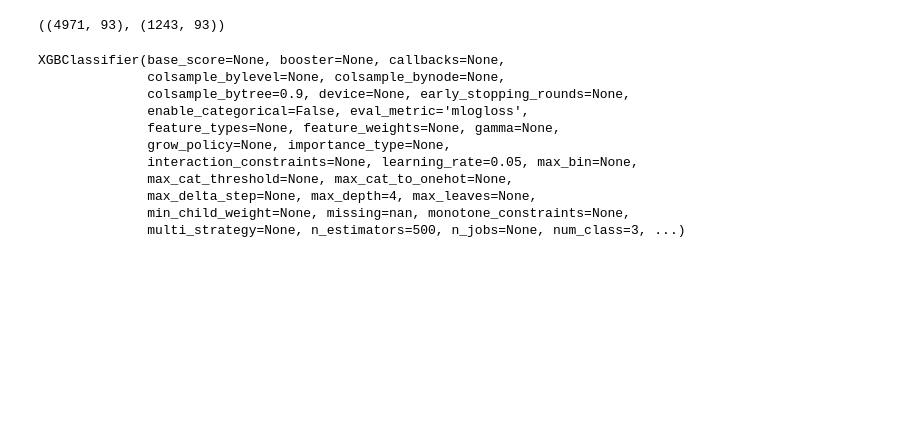
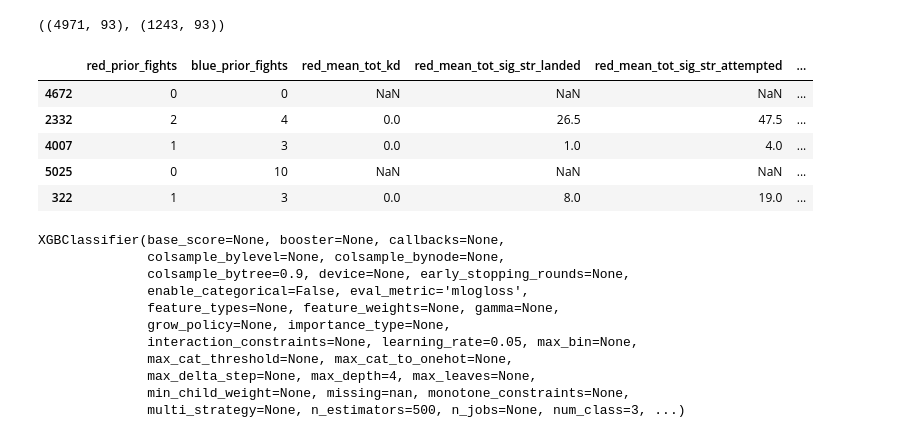
Before and after one commit to acee3/UFCPredictor, a Jupyter notebook: train_xgboost_model.ipynb, the cells around one changed output. Cells and saved outputs as stored; diff of their text form; code cells hidden in the pictures; blank space fills up the shorter version.

```diff
--- a/train_xgboost_model.ipynb
+++ b/train_xgboost_model.ipynb
@@ -266,6 +266,15 @@ X_train, X_test, y_train, y_test = train_test_split(
 X_train.shape, X_test.shape
 # %% [output]
 ((4971, 93), (1243, 93))
+# %%
+X_train.head()
+# %% [output]
+|  | red_prior_fights | blue_prior_fights | red_mean_tot_kd | red_mean_tot_sig_str_landed | red_mean_tot_sig_str_attempted | ... |
+| 4672 | 0 | 0 | NaN | NaN | NaN | ... |
+| 2332 | 2 | 4 | 0.0 | 26.5 | 47.5 | ... |
+| 4007 | 1 | 3 | 0.0 | 1.0 | 4.0 | ... |
+| 5025 | 0 | 10 | NaN | NaN | NaN | ... |
+| 322 | 1 | 3 | 0.0 | 8.0 | 19.0 | ... |
 # %%
 
 model = XGBClassifier(
```
